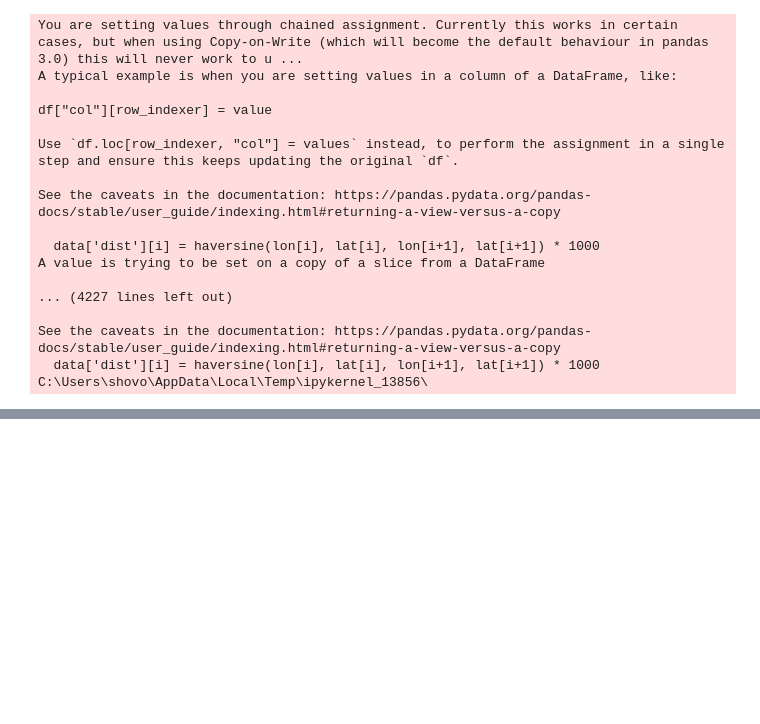
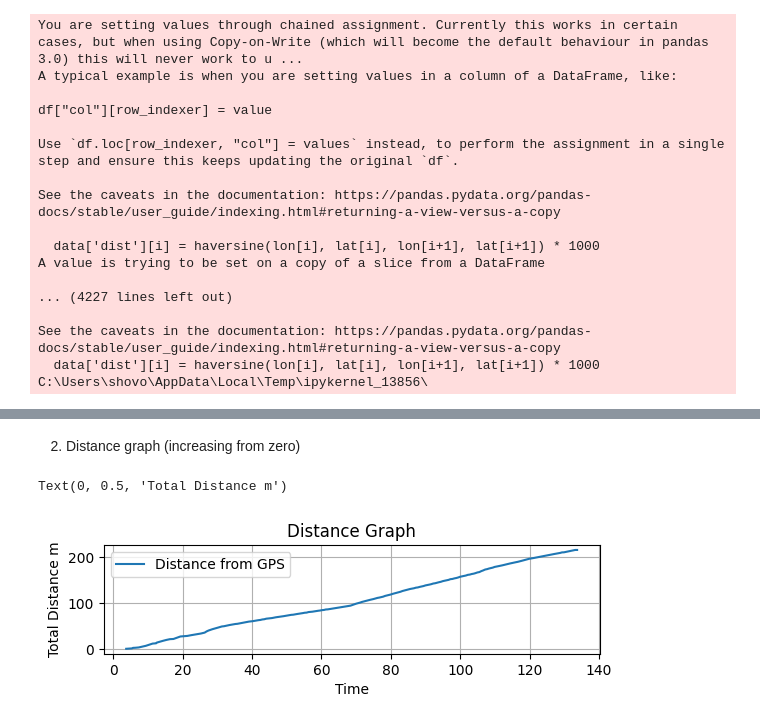
Before and after one commit to DIN22SP/SportsApp-Physics-final-project, a Jupyter notebook: SportsApp.ipynb, the cells around one changed output, grey strips where cells are left out. Drawn from its saved outputs; the diff is of its cells as text; code cells hidden in the pictures; blank space fills up the shorter version.

Commit message:
2. Distance graph (increasing from zero)

```diff
--- a/SportsApp.ipynb
+++ b/SportsApp.ipynb
@@ -77,3 +77,5 @@ folium.PolyLine(location_list, color="red", weight=2.2, opacity=1).add_to(my_map
 my_map
 # %% [output]
 [interactive output not drawn]
+# %% [markdown]
+2. Distance graph (increasing from zero)
@@ -79,0 +84,11 @@ my_map
+# %%
+plt.subplot(3,1,2)
+plt.plot(data['seconds_elapsed'],data['total_dist'])
+plt.legend(['Distance from GPS'])
+plt.grid()
+plt.title('Distance Graph')
+plt.xlabel('Time')
+plt.ylabel('Total Distance m')
+# %% [output]
+Text(0, 0.5, 'Total Distance m')
+[figure, added]
```
Also changed, not shown: parts of 1 cell of this notebook.
